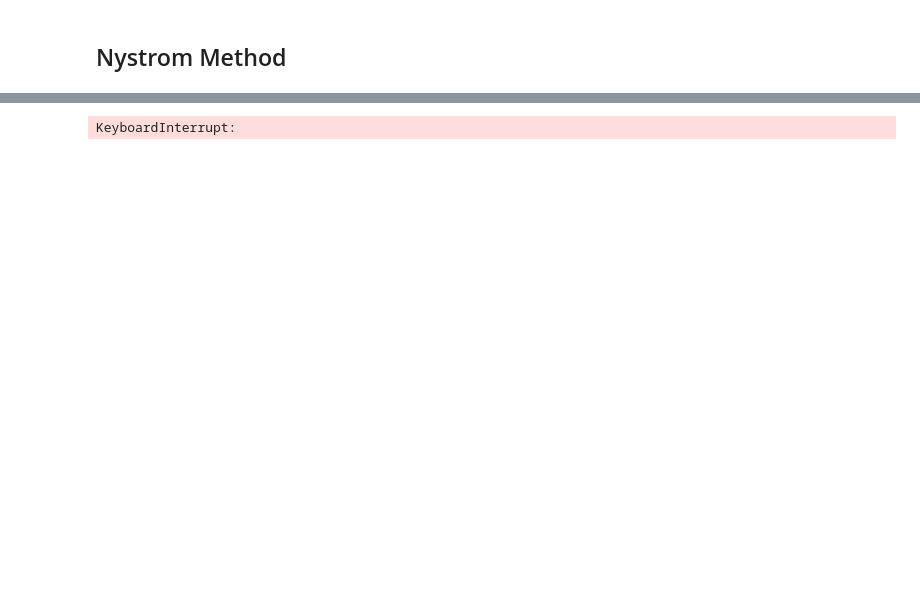
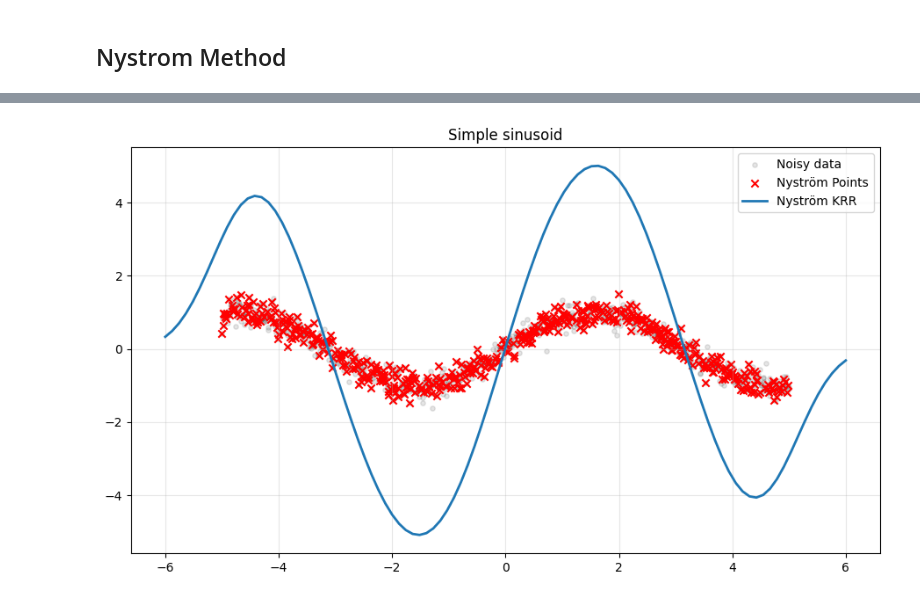
Before and after one commit to fotisk07/GDA-Project, a Jupyter notebook: notebooks/background.ipynb, the cells around one changed output, grey strips where cells are left out. Saved outputs shown, nothing was run; the diff lists cells and outputs as text; code cells hidden in the pictures; blank space fills up the shorter version.

```diff
--- a/notebooks/background.ipynb
+++ b/notebooks/background.ipynb
@@ -211,5 +131,29 @@ plt.show()
-# %%
-K_nm = rbf_kernel(X,Xm)
-K_mm = rbf_kernel(Xm,Xm)
-# %% [output]
-KeyboardInterrupt:
+# %%
+from scripts.kernel_solvers import solve_falkon
+
+n = 1000
+
+X = np.linspace(-5, 5, n).reshape(-1, 1)
+X_test = np.linspace(-6, 6, 100).reshape(-1, 1)
+
+y_sin_star = np.sin(X).ravel()
+y_sin = y_sin_star + 0.2 * np.random.randn(n)
+# %%
+sigma = 0.1
+reg   = 1e-10
+m     = 500
+
+alpha,idx = solve_falkon(X, y_sin, m=m, sigma=sigma, lam=reg)
+y_pred = predict(X_test, X[idx], alpha)
+# %%
+# Plot points
+fig, ax = plt.subplots(1, 1, figsize=(11, 6))
+
+ax.scatter(X, y_sin, s=15, alpha=0.1, label="Noisy data", marker="o",color="black")
+ax.scatter(X[idx], y_sin[idx], label="Nyström Points",marker="x",color="red")
+ax.plot(X_test, y_pred, lw=2, label="Nyström KRR")
+ax.set_title("Simple sinusoid")
+ax.legend(loc="best")
+ax.grid(alpha=0.3)
+# %% [output]
+[figure, added]
```
Also changed, not shown: parts of 11 cells of this notebook, 12 other files.
